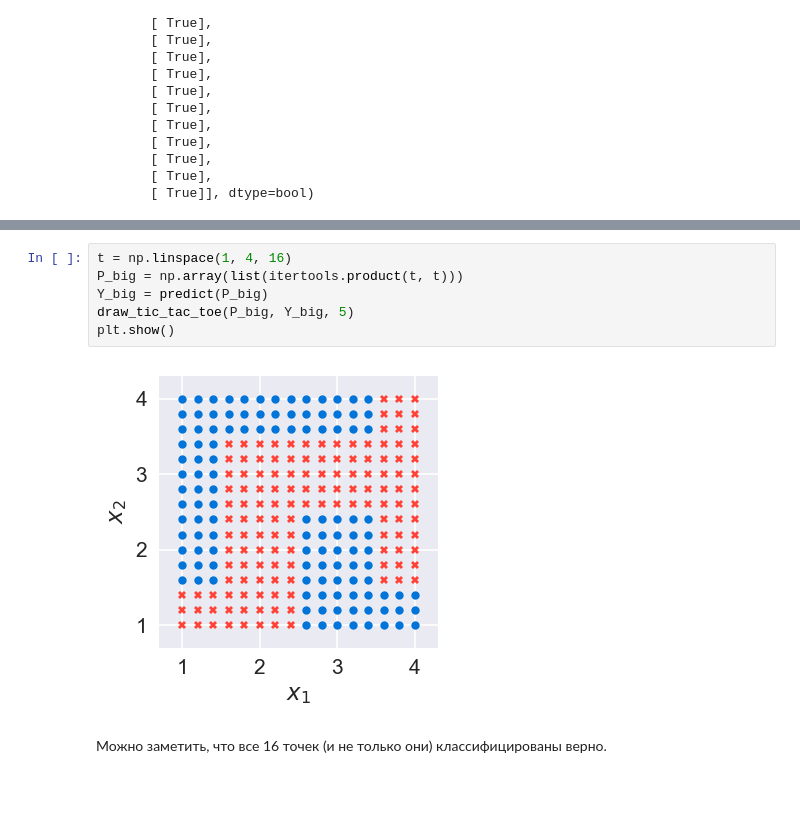
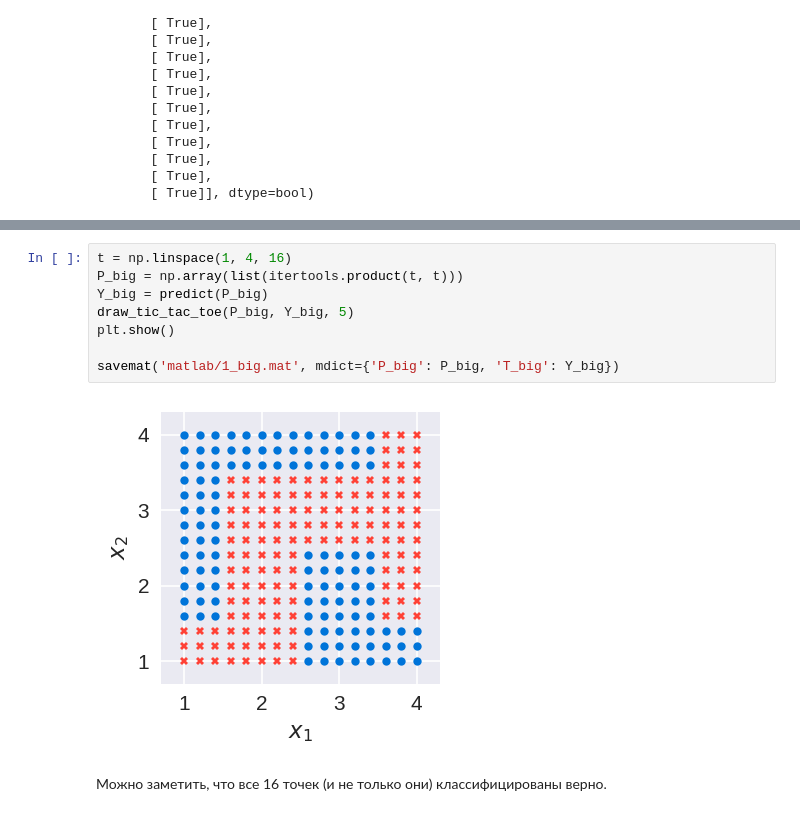
Before and after one commit to vaddya/neural-networks, a Jupyter notebook: lab1/code/lab1_1.ipynb, the cells around one changed output, grey strips where cells are left out. Drawn from its saved outputs; the diff is of its cells as text; blank space fills up the shorter version.

```diff
--- a/lab1/code/lab1_1.ipynb
+++ b/lab1/code/lab1_1.ipynb
@@ -250,11 +257,13 @@ plt.show()
 # %%
 t = np.linspace(1, 4, 16)
 P_big = np.array(list(itertools.product(t, t)))
 Y_big = predict(P_big)
 draw_tic_tac_toe(P_big, Y_big, 5)
 plt.show()
+
+savemat('matlab/1_big.mat', mdict={'P_big': P_big, 'T_big': Y_big})
 # %% [output]
-[figure, old version]
+[figure, new version]
 # %% [markdown]
 Можно заметить, что все 16 точек (и не только они) классифицированы верно.
 # %% [markdown]
```
Also changed, not shown: parts of 11 cells of this notebook, 58 other files.
